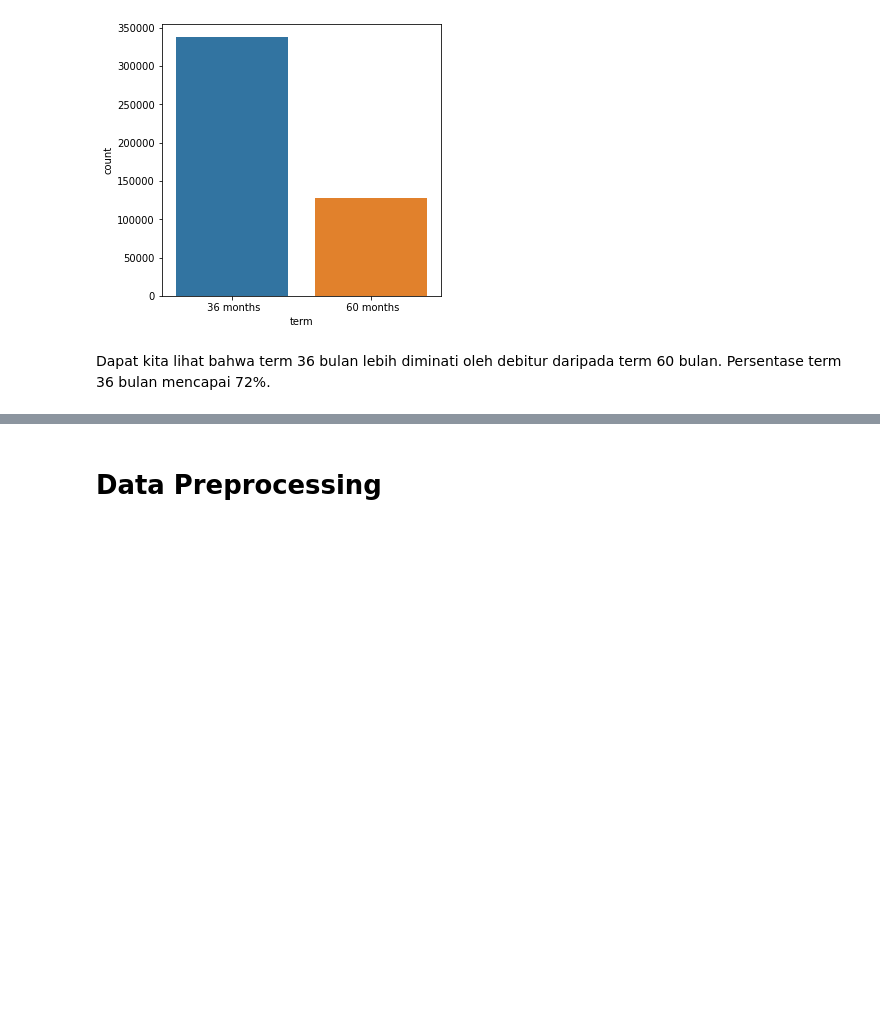
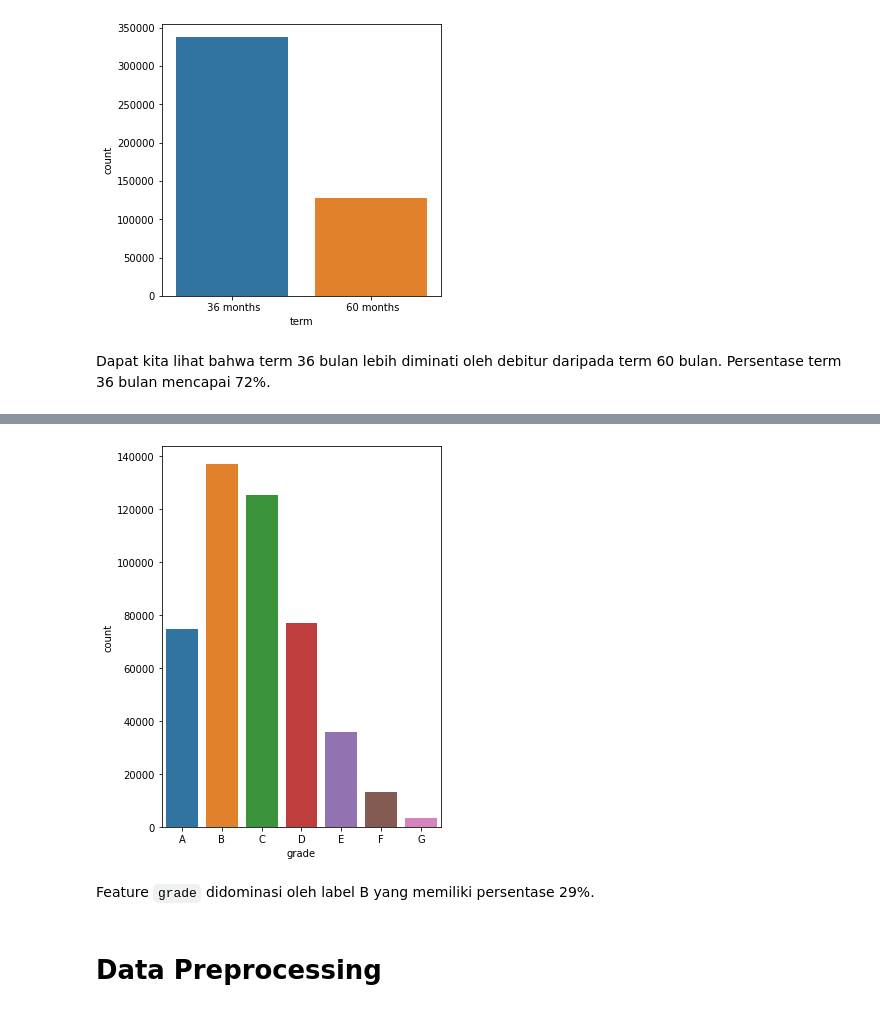
Before and after one commit to bayubagusbagaswara/CreditRiskPrediction, a Jupyter notebook: CreditRiskPrediction.ipynb, the cells around one changed output, grey strips where cells are left out. Cells and saved outputs as stored; diff of their text form; code cells hidden in the pictures; blank space fills up the shorter version.

Commit message:
feature grade

```diff
--- a/CreditRiskPrediction.ipynb
+++ b/CreditRiskPrediction.ipynb
@@ -475,3 +494,12 @@ Dapat kita lihat bahwa term 36 bulan lebih diminati oleh debitur daripada term 6
+# %%
+# plot feature grade
+plt.figure(figsize=(5,7))
+sns.countplot(x=data['grade'])
+plt.show()
+# %% [output]
+[figure, added]
+# %% [markdown]
+Feature `grade` didominasi oleh label B yang memiliki persentase 29%.
 # %% [markdown]
 # Data Preprocessing
 # %% [markdown]
```
Also changed, not shown: parts of 11 cells of this notebook.
